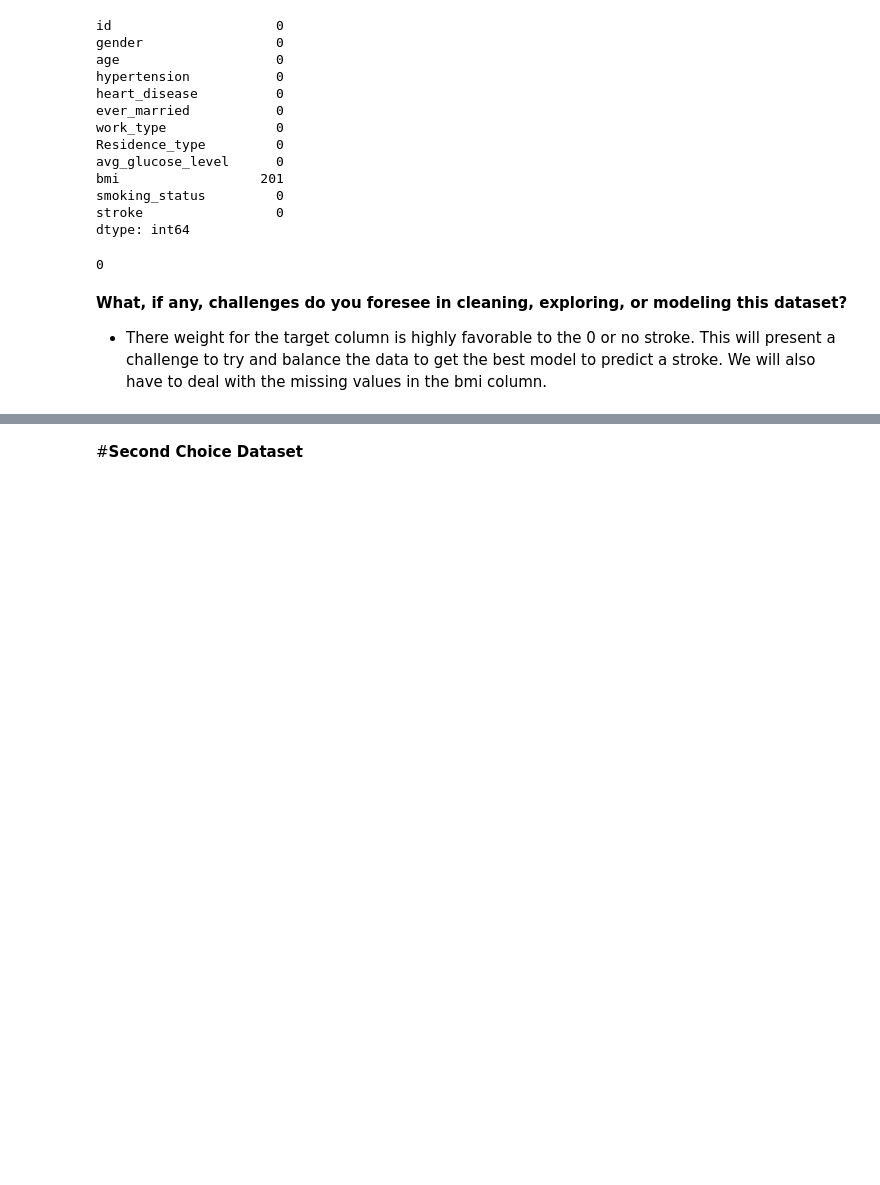
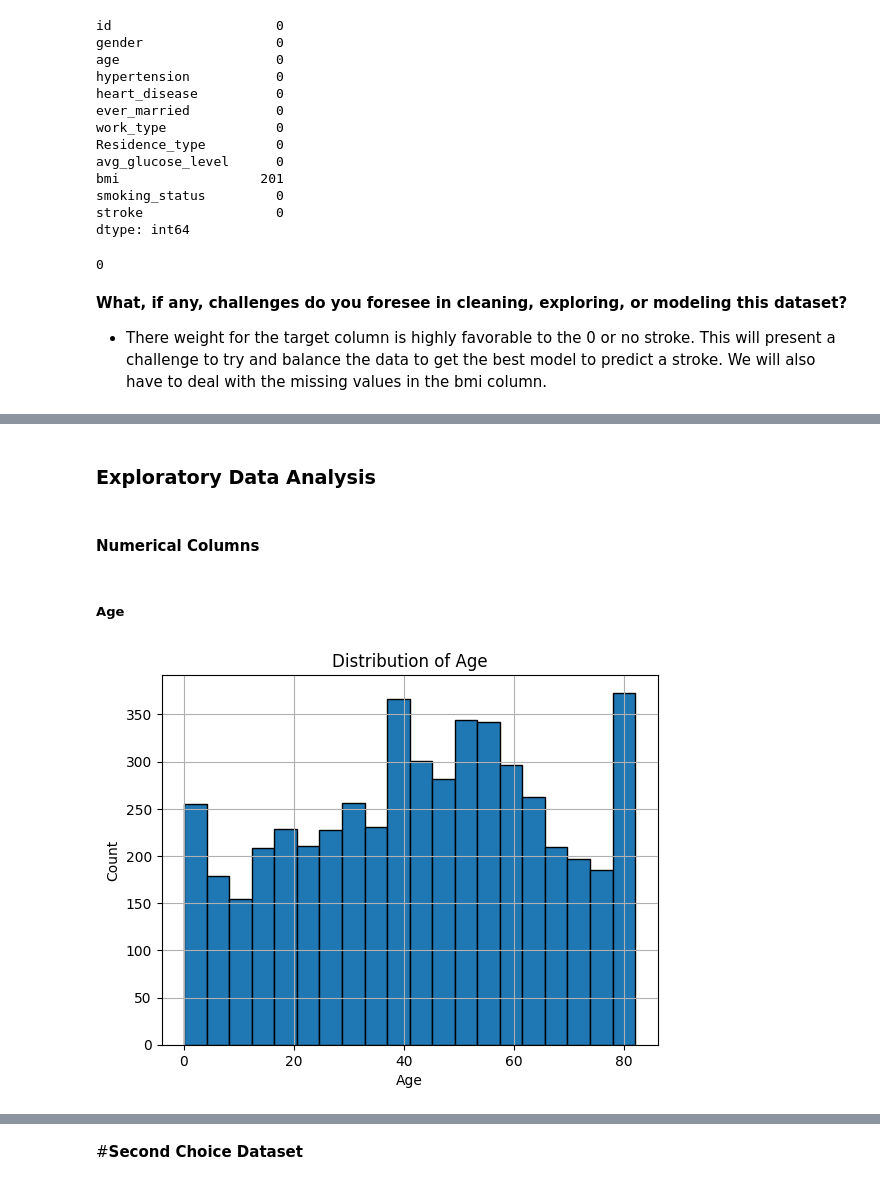
Before and after one commit to evany24/Stroke-Prediction, a Jupyter notebook: Stroke_Prediction.ipynb, the cells around one changed output, grey strips where cells are left out. Drawn from its saved outputs; the diff is of its cells as text; code cells hidden in the pictures; blank space fills up the shorter version.

```diff
--- a/Stroke_Prediction.ipynb
+++ b/Stroke_Prediction.ipynb
@@ -105,0 +187,3 @@ df_stroke.duplicated().sum()
+# %%
+#rename Residence_type column
+df_stroke.rename(columns = {'Residence_type':'residence_type'}, inplace = True)
@@ -105,0 +293,4 @@ df_stroke.duplicated().sum()
+# %%
+# change children to Children
+df_stroke['work_type'].replace({'children':'Children'}, inplace=True)
+df_stroke['work_type'].value_counts()
@@ -105,0 +306,4 @@ df_stroke.duplicated().sum()
+# %%
+# change never smoked to Never_smoked, formerly smoked to Formerly_smoked and smokes to Smokes
+df_stroke['smoking_status'].replace({'never smoked':'Never_smoked', 'formerly smoked':'Formerly_smoked', 'smokes':'Smokes'}, inplace=True)
+df_stroke['smoking_status'].value_counts()
@@ -105,0 +387,16 @@ df_stroke.duplicated().sum()
+# %% [markdown]
+### Exploratory Data Analysis
+# %% [markdown]
+#### Numerical Columns
+# %% [markdown]
+##### **Age**
+# %%
+# Histogram of Age
+ax = df_stroke['age'].hist(bins = 'auto', edgecolor = 'black')
+ax.tick_params(axis='x')
+ax.ticklabel_format(style='plain')
+ax.set_title('Distribution of Age')
+ax.set_xlabel('Age')
+ax.set_ylabel('Count');
+# %% [output]
+[figure, added]
```
Also changed, not shown: parts of 80 cells of this notebook.
